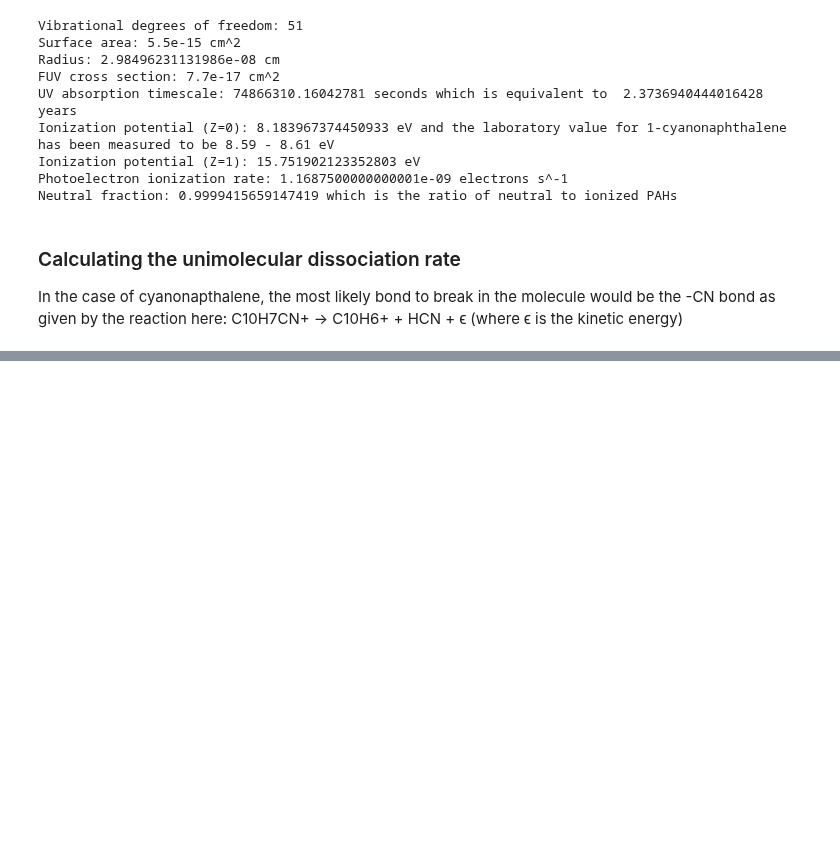
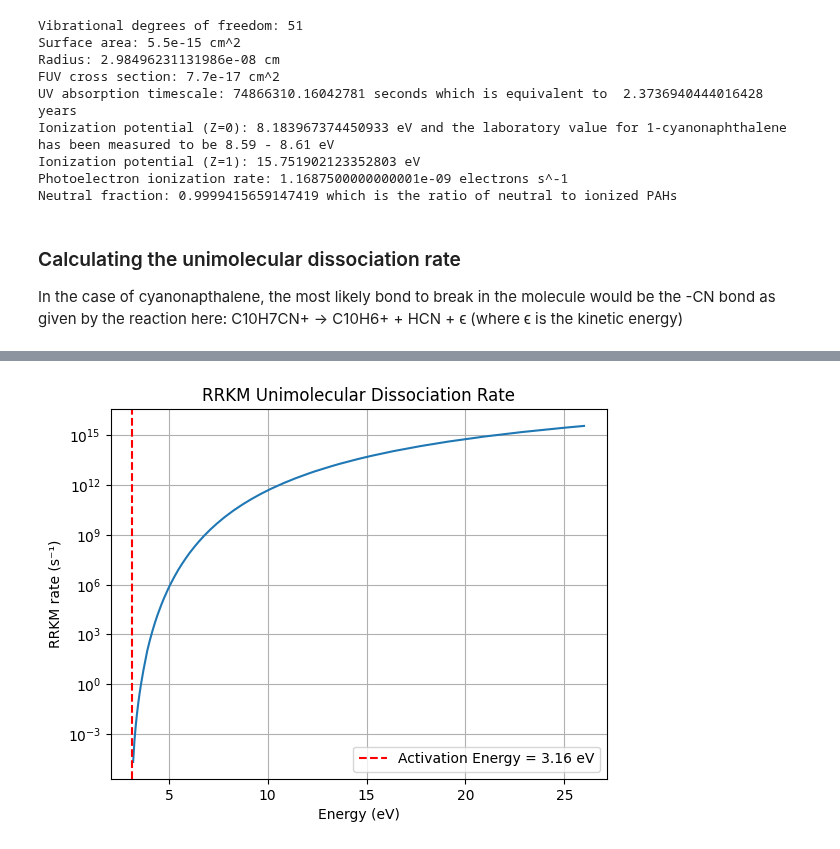
Before and after one commit to mustafa9812/Project-Cynap, a Jupyter notebook: Cynapfolder/calculations.ipynb, the cells around one changed output, grey strips where cells are left out. Saved outputs shown, nothing was run; the diff lists cells and outputs as text; code cells hidden in the pictures; blank space fills up the shorter version.

Commit message:
First calculations of entropy change & RRKM rate [WIP}, implementing transitional states data into calculations & database

```diff
--- a/Cynapfolder/calculations.ipynb
+++ b/Cynapfolder/calculations.ipynb
@@ -298,0 +331,41 @@ def RRKM_dissociation_rate(reaction_degen, sum_of_states, density_of_states, bon
+# %%
+import pandas as pd
+import numpy as np
+import matplotlib.pyplot as plt
+
+# Constants
+h_eVs = 4.135667696e-15  # Planck's constant in eV·s
+Ea = 3.16  # Activation energy in eV
+degeneracy = 1  # Reaction path degeneracy
+
+# Load data
+df = pd.read_csv(
+    r'C:\Users\Mustafa\Documents\GitHub\Project-Cynap\Cynapfolder\Database\1-cyanonap_26eV.dens',
+    skiprows=92,
+    sep=r'\s+',
+    names=["No", "E_cm1", "Density", "Sum"]
+)
+
+# Convert cm⁻¹ to eV
+df["E_eV"] = df["E_cm1"] / 8065.54
+
+# Interpolate sum at (E - Ea)
+df["E_minus_Ea"] = df["E_eV"] - Ea
+df["Sum_shifted"] = np.interp(df["E_minus_Ea"], df["E_eV"], df["Sum"], left=0, right=0)
+
+# Calculate RRKM rate
+df["k_RRKM"] = (degeneracy * df["Sum_shifted"]) / (h_eVs * df["Density"])
+df.loc[df["E_minus_Ea"] < 0, "k_RRKM"] = np.nan  # Invalid below threshold
+
+# Plot
+plt.plot(df["E_eV"], df["k_RRKM"])
+plt.yscale("log")
+plt.xlabel("Energy (eV)")
+plt.ylabel("RRKM rate (s⁻¹)")
+plt.title("RRKM Unimolecular Dissociation Rate")
+plt.grid(True)
+plt.axvline(Ea, color='red', linestyle='--', label=f"Activation Energy = {Ea} eV")
+plt.legend()
+plt.show()
+# %% [output]
+[figure, added]
```
Also changed, not shown: parts of 2 cells of this notebook, 2 other files.
